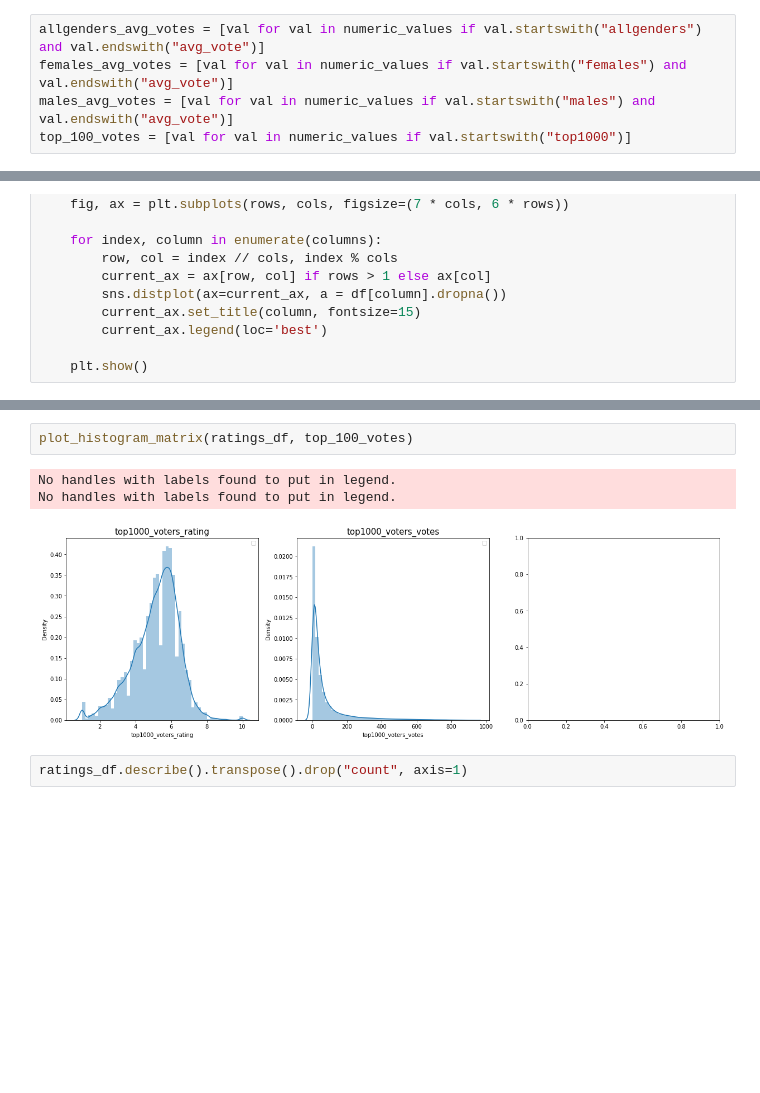
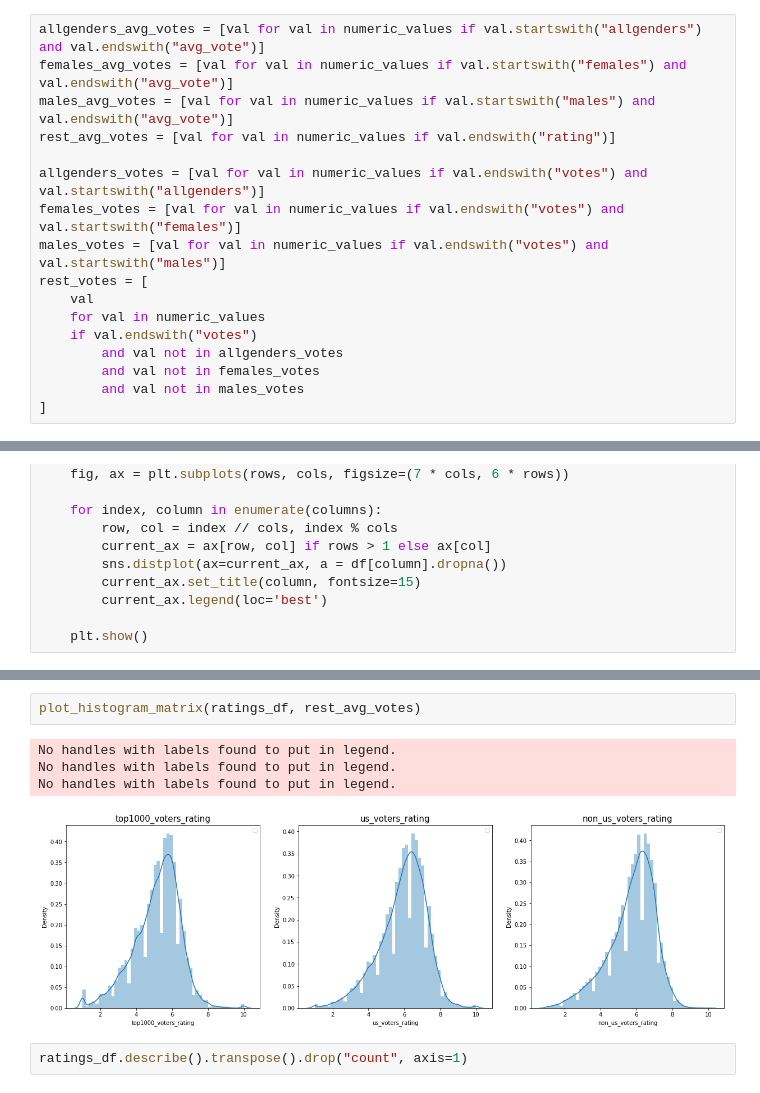
Before and after one commit to vsmaxim/data-analysis-2021, a Jupyter notebook: 01-exploration-ratings.ipynb, the cells around one changed output, grey strips where cells are left out. Drawn from its saved outputs; the diff is of its cells as text; blank space fills up the shorter version.

```diff
--- a/01-exploration-ratings.ipynb
+++ b/01-exploration-ratings.ipynb
@@ -33,4 +53,16 @@ numeric_values
 allgenders_avg_votes = [val for val in numeric_values if val.startswith("allgenders") and val.endswith("avg_vote")]
 females_avg_votes = [val for val in numeric_values if val.startswith("females") and val.endswith("avg_vote")]
 males_avg_votes = [val for val in numeric_values if val.startswith("males") and val.endswith("avg_vote")]
-top_100_votes = [val for val in numeric_values if val.startswith("top1000")]
+rest_avg_votes = [val for val in numeric_values if val.endswith("rating")]
+
+allgenders_votes = [val for val in numeric_values if val.endswith("votes") and val.startswith("allgenders")]
+females_votes = [val for val in numeric_values if val.endswith("votes") and val.startswith("females")]
+males_votes = [val for val in numeric_values if val.endswith("votes") and val.startswith("males")]
+rest_votes = [
+    val
+    for val in numeric_values
+    if val.endswith("votes")
+        and val not in allgenders_votes
+        and val not in females_votes
+        and val not in males_votes
+]
@@ -84,9 +179,10 @@ No handles with labels found to put in legend.
 # %%
-plot_histogram_matrix(ratings_df, top_100_votes)
+plot_histogram_matrix(ratings_df, rest_avg_votes)
 # %% [output]
 No handles with labels found to put in legend.
 No handles with labels found to put in legend.
+No handles with labels found to put in legend.
-[figure, old version]
+[figure, new version]
 # %%
 ratings_df.describe().transpose().drop("count", axis=1)
 # %% [output]
```
Also changed, not shown: parts of 18 cells of this notebook, 6 other files.
